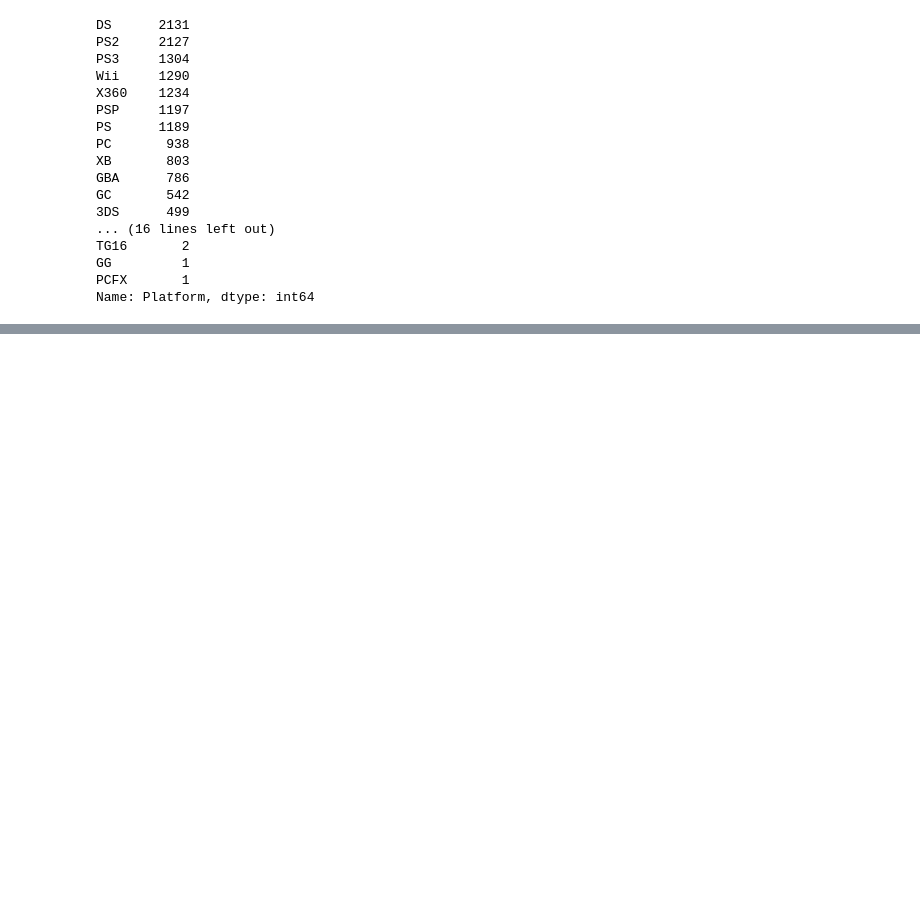
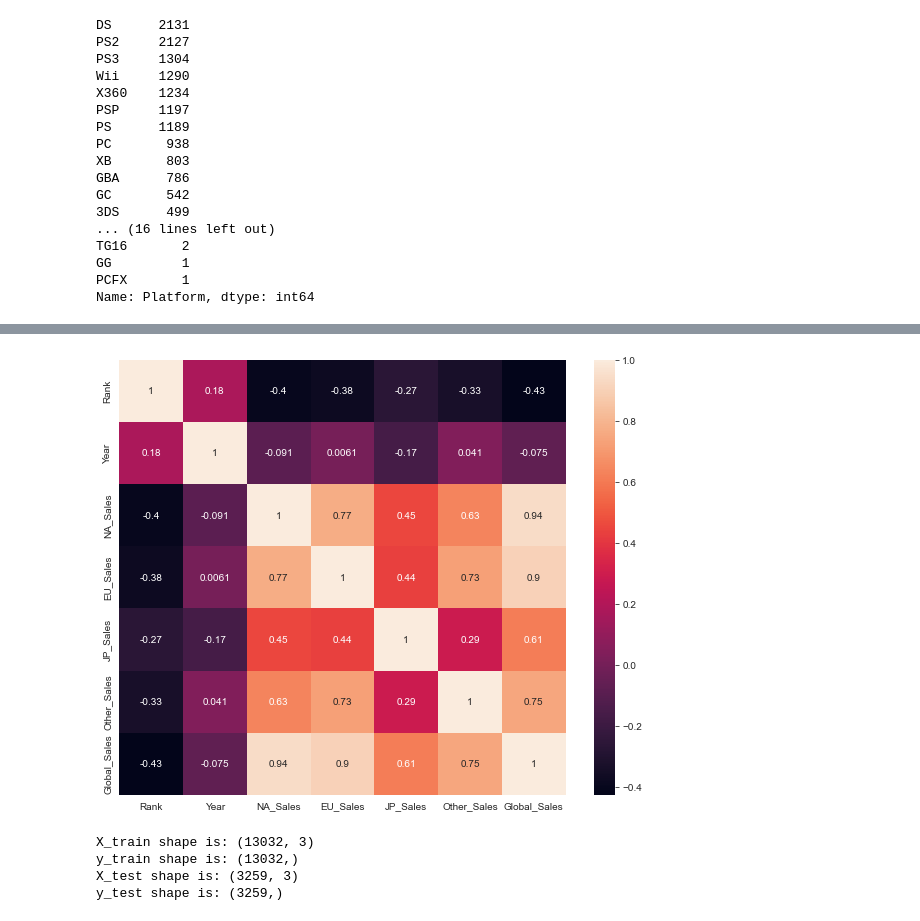
Before and after one commit to dongspark/Mid-project, a Jupyter notebook: notebooks/mid-project.ipynb, the cells around one changed output, grey strips where cells are left out. Saved outputs shown, nothing was run; the diff lists cells and outputs as text; code cells hidden in the pictures; blank space fills up the shorter version.

```diff
--- a/notebooks/mid-project.ipynb
+++ b/notebooks/mid-project.ipynb
@@ -236,0 +350,5 @@ Name: Platform, dtype: int64
+# %%
+#categorical.loc[categorical["education"].isin(['Master','Doctor'])] = "Post-Uni"
+platform_need = df2["Platform"].value_counts().index[:14]
+df2["Platform"] = np.where(df2["Platform"].isin(platform_need),df2["Platform"], 'Others')
+df2["Platform"] .value_counts(dropna=False)
@@ -236,0 +403,4 @@ Name: Platform, dtype: int64
+# %%
+publisher_need = df2["Publisher"].value_counts().index[:11]
+df2["Publisher"] = np.where(df2["Publisher"].isin(publisher_need),df2["Publisher"], 'Others')
+df2['Publisher'] .value_counts(dropna=False)
@@ -236,0 +421,3 @@ Name: Platform, dtype: int64
+# %%
+correlations = df2.corr()
+correlations
@@ -236,0 +433,6 @@ Name: Platform, dtype: int64
+# %%
+fig, ax=plt.subplots(figsize=(10,8))
+ax=sns.heatmap(correlations, annot=True)
+plt.show()
+# %% [output]
+[figure, added]
@@ -236,0 +442,11 @@ Name: Platform, dtype: int64
+# %%
+X_train, X_test, y_train, y_test = train_test_split(X, y, test_size=0.2, random_state=13)
+print('X_train shape is:',X_train.shape)
+print('y_train shape is:', y_train.shape)
+print('X_test shape is:', X_test.shape)
+print('y_test shape is:', y_test.shape)
+# %% [output]
+X_train shape is: (13032, 3)
+y_train shape is: (13032,)
+X_test shape is: (3259, 3)
+y_test shape is: (3259,)
```
Also changed, not shown: parts of 47 cells of this notebook.
